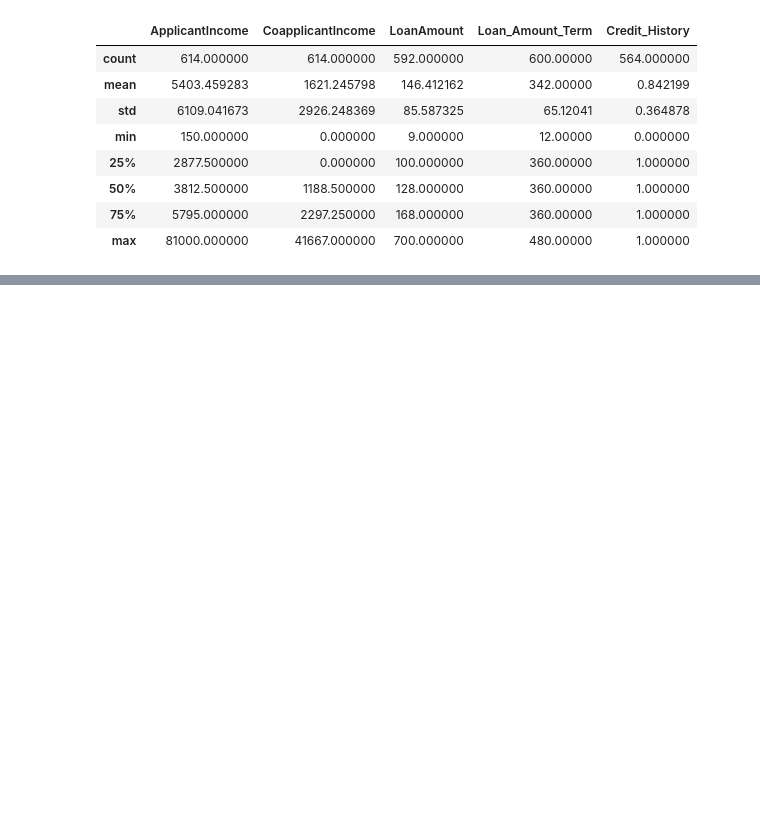
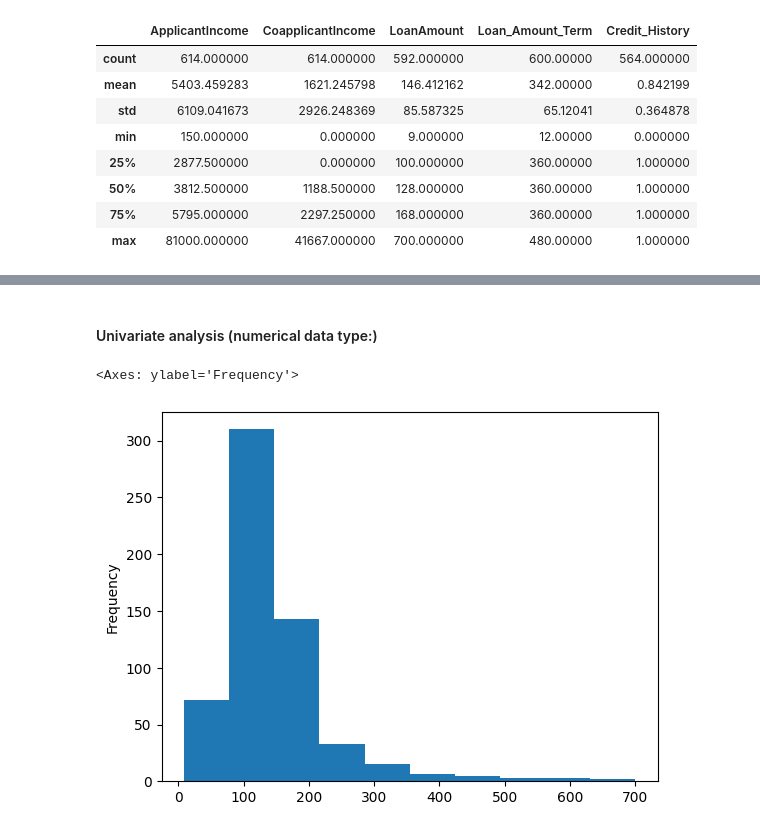
Before and after one commit to siddh-webd-ml/Machine-Learning, a Jupyter notebook: PandaBasics1.ipynb, the cells around one changed output, grey strips where cells are left out. Cells and saved outputs as stored; diff of their text form; code cells hidden in the pictures; blank space fills up the shorter version.

Commit message:
panda basics and data manipulating

```diff
--- a/PandaBasics1.ipynb
+++ b/PandaBasics1.ipynb
@@ -157,0 +183,7 @@ dtype: int64
+# %% [markdown]
+#### Univariate analysis (numerical data type:) ####
+# %%
+df["LoanAmount"].plot(kind="hist")
+# %% [output]
+<Axes: ylabel='Frequency'>
+[figure, added]
```
Also changed, not shown: parts of 11 cells of this notebook.
